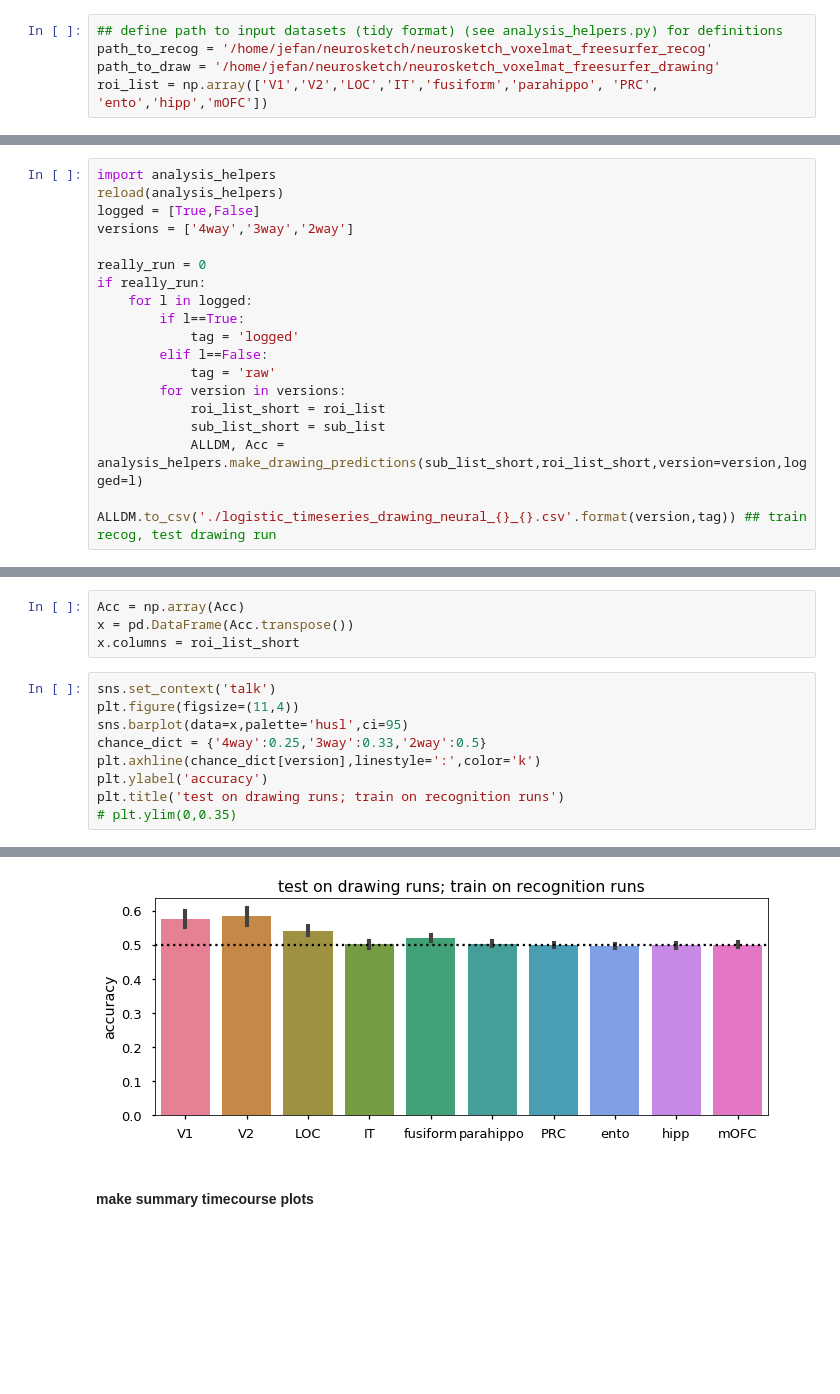
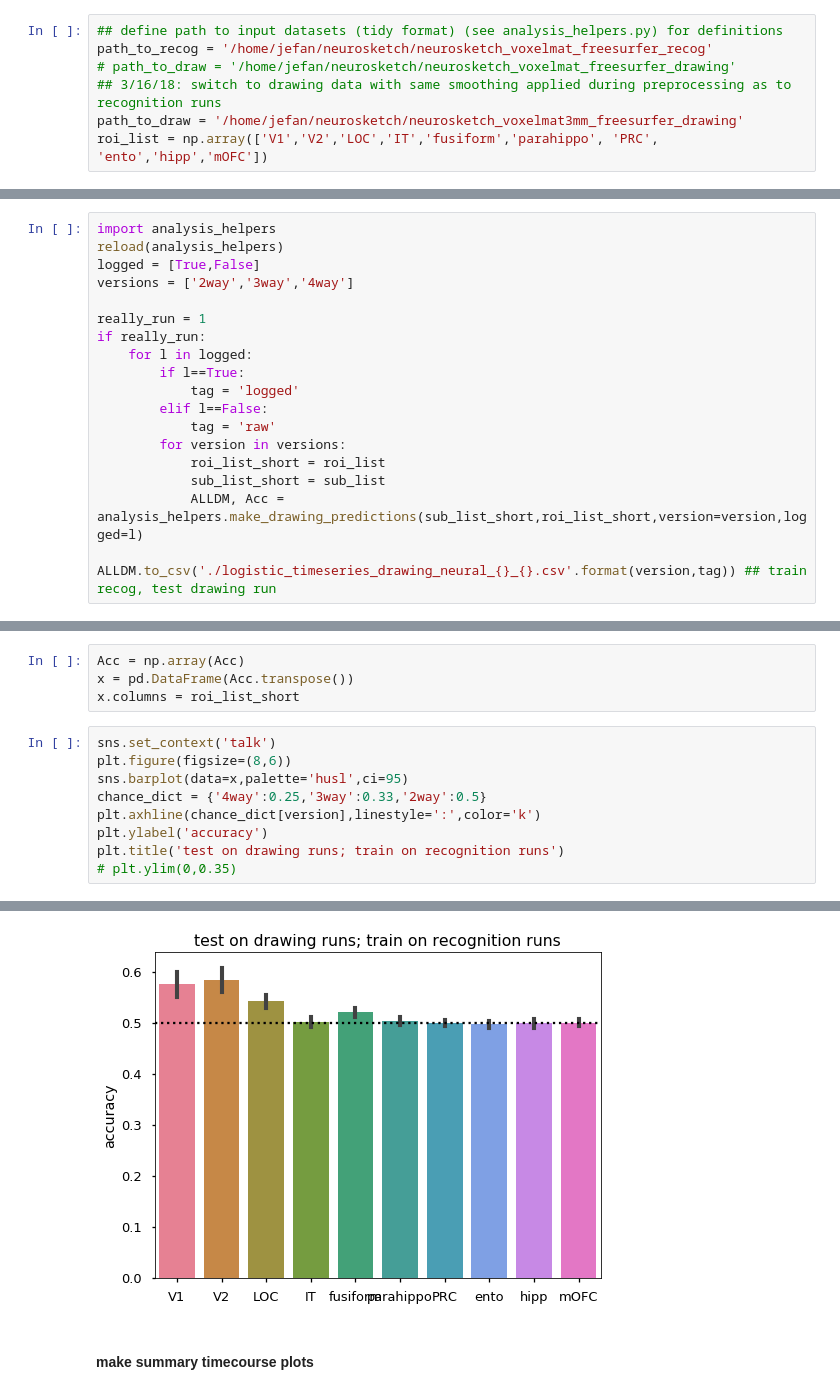
Before and after one commit to cogtoolslab/neurosketch, a Jupyter notebook: predict_obj_during_drawing_from_recog_runs.ipynb, the cells around one changed output, grey strips where cells are left out. Saved outputs shown, nothing was run; the diff lists cells and outputs as text; blank space fills up the shorter version.

```diff
--- a/predict_obj_during_drawing_from_recog_runs.ipynb
+++ b/predict_obj_during_drawing_from_recog_runs.ipynb
@@ -26,7 +26,9 @@ import sklearn
 # %%
 ## define path to input datasets (tidy format) (see analysis_helpers.py) for definitions
 path_to_recog = '/home/jefan/neurosketch/neurosketch_voxelmat_freesurfer_recog'
-path_to_draw = '/home/jefan/neurosketch/neurosketch_voxelmat_freesurfer_drawing'
+# path_to_draw = '/home/jefan/neurosketch/neurosketch_voxelmat_freesurfer_drawing'
+## 3/16/18: switch to drawing data with same smoothing applied during preprocessing as to recognition runs
+path_to_draw = '/home/jefan/neurosketch/neurosketch_voxelmat3mm_freesurfer_drawing'
 roi_list = np.array(['V1','V2','LOC','IT','fusiform','parahippo', 'PRC', 'ento','hipp','mOFC'])
 # %%
 ## get raw file list for recognition runs
@@ -216,9 +218,9 @@ this_phase = '12' ## options are '12', '34', '56'
 import analysis_helpers
 reload(analysis_helpers)
 logged = [True,False]
-versions = ['4way','3way','2way']
+versions = ['2way','3way','4way']
 
-really_run = 0
+really_run = 1
 if really_run:
     for l in logged:
         if l==True:
@@ -236,16 +256,16 @@ x = pd.DataFrame(Acc.transpose())
 x.columns = roi_list_short
 # %%
 sns.set_context('talk')
-plt.figure(figsize=(11,4))
+plt.figure(figsize=(8,6))
 sns.barplot(data=x,palette='husl',ci=95)
 chance_dict = {'4way':0.25,'3way':0.33,'2way':0.5}
 plt.axhline(chance_dict[version],linestyle=':',color='k')
 plt.ylabel('accuracy')
 plt.title('test on drawing runs; train on recognition runs')
 # plt.ylim(0,0.35)
 # %% [output]
 <matplotlib.text.Text at 0x...>
-[figure, old version]
+[figure, new version]
 # %% [markdown]
 #### make summary timecourse plots
 # %%
```
Also changed, not shown: parts of 8 cells of this notebook, 13 other files.
